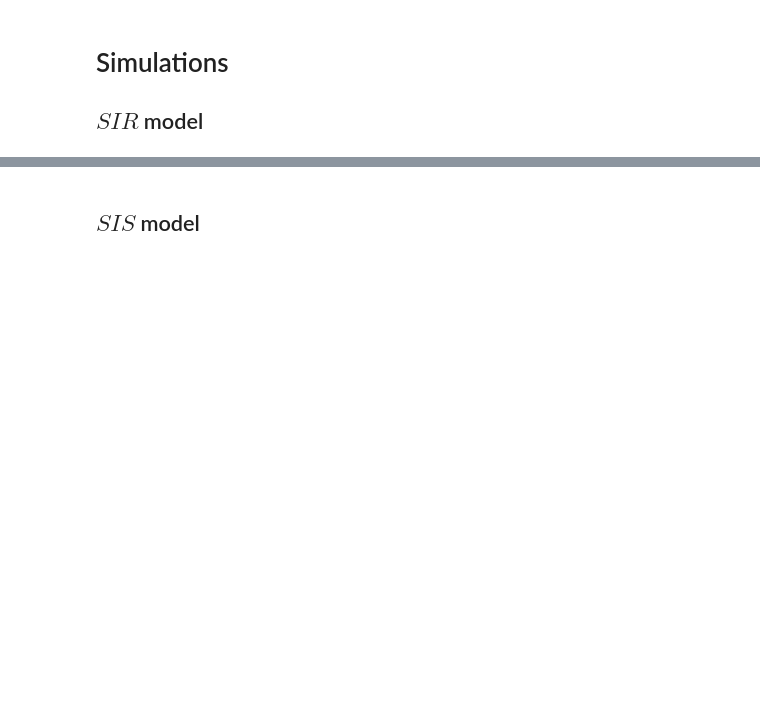
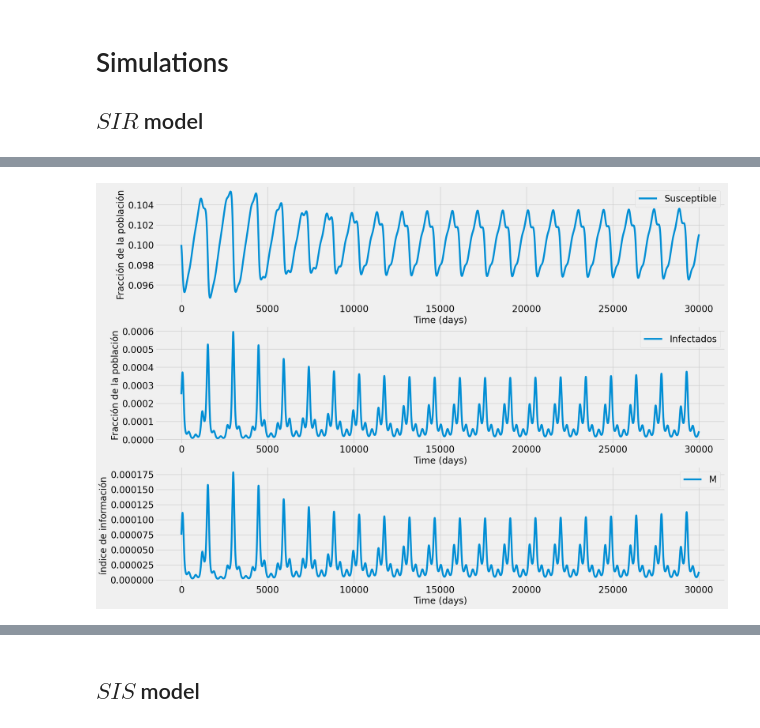
Before and after one commit to shadayguerrero/plotSIRmodels, a Jupyter notebook: simulatiosSIM.ipynb, the cells around one changed output, grey strips where cells are left out. Drawn from its saved outputs; the diff is of its cells as text; code cells hidden in the pictures; blank space fills up the shorter version.

```diff
--- a/simulatiosSIM.ipynb
+++ b/simulatiosSIM.ipynb
@@ -209,0 +244,4 @@ kbarra 1.44495302275415
+# %%
+plot_SISm_1(t,S,I,M)
+# %% [output]
+[figure, added]
```
Also changed, not shown: parts of 11 cells of this notebook, 3 other files.
